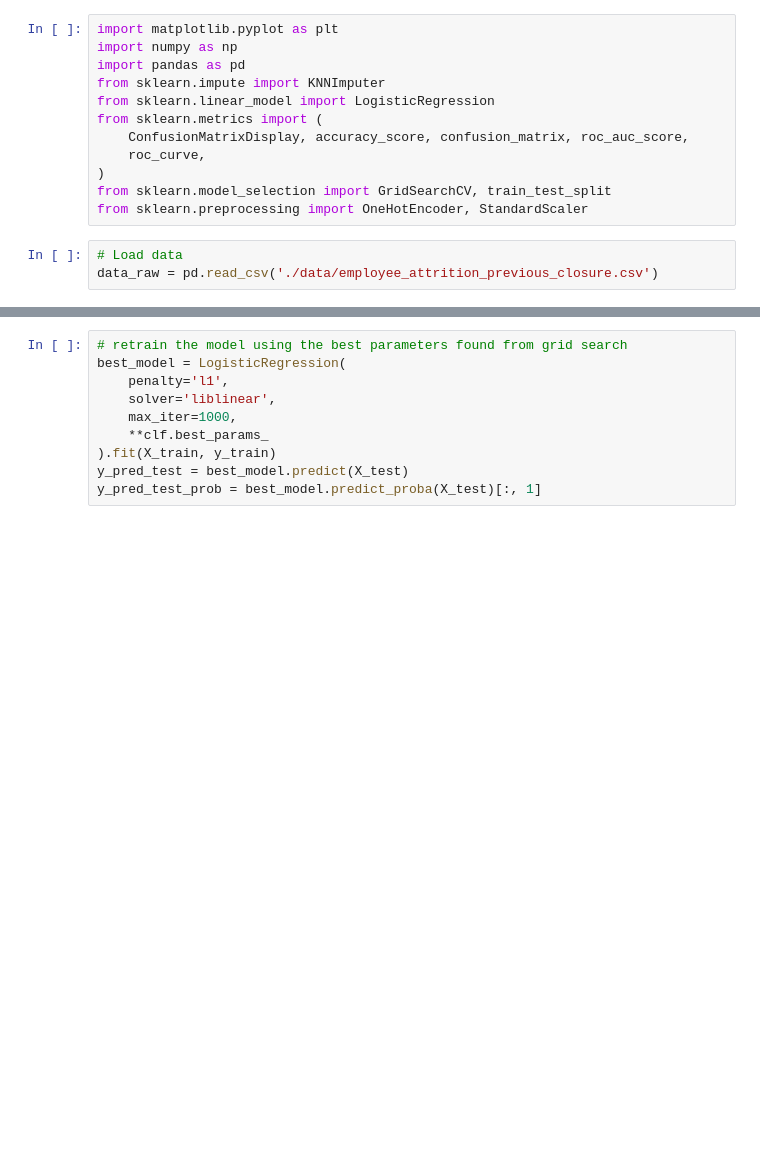
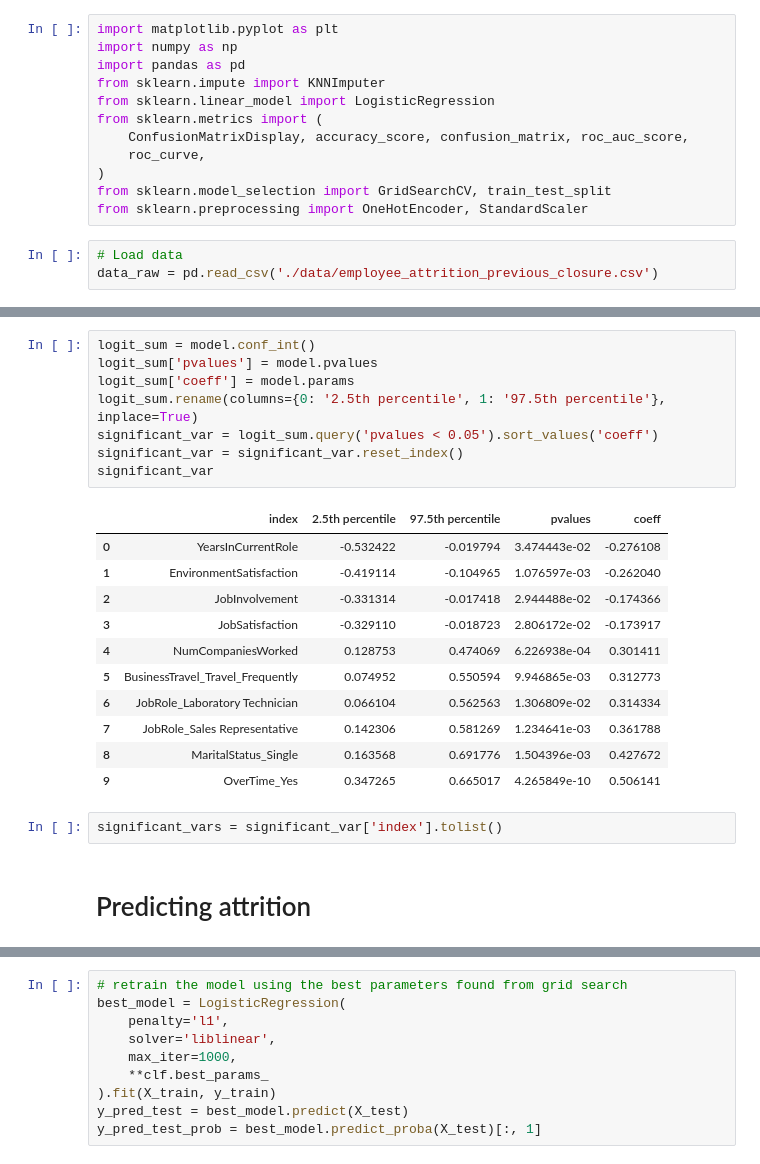
Before and after one commit to jill-data/severance-package-optimisation, a Jupyter notebook: Code_Final coursework.ipynb, the cells around one changed output, grey strips where cells are left out. Cells and saved outputs as stored; diff of their text form; blank space fills up the shorter version.

```diff
--- a/Code_Final coursework.ipynb
+++ b/Code_Final coursework.ipynb
@@ -165 +228,25 @@ y_test = binarise_y(y_test)
+# %%
+logit_sum = model.conf_int()
+logit_sum['pvalues'] = model.pvalues
+logit_sum['coeff'] = model.params
+logit_sum.rename(columns={0: '2.5th percentile', 1: '97.5th percentile'}, inplace=True)
+significant_var = logit_sum.query('pvalues < 0.05').sort_values('coeff')
+significant_var = significant_var.reset_index()
+significant_var
+# %% [output]
+|  | index | 2.5th percentile | 97.5th percentile | pvalues | coeff |
+| 0 | YearsInCurrentRole | -0.532422 | -0.019794 | 3.474443e-02 | -0.276108 |
+| 1 | EnvironmentSatisfaction | -0.419114 | -0.104965 | 1.076597e-03 | -0.262040 |
+| 2 | JobInvolvement | -0.331314 | -0.017418 | 2.944488e-02 | -0.174366 |
+| 3 | JobSatisfaction | -0.329110 | -0.018723 | 2.806172e-02 | -0.173917 |
+| 4 | NumCompaniesWorked | 0.128753 | 0.474069 | 6.226938e-04 | 0.301411 |
+| 5 | BusinessTravel_Travel_Frequently | 0.074952 | 0.550594 | 9.946865e-03 | 0.312773 |
+| 6 | JobRole_Laboratory Technician | 0.066104 | 0.562563 | 1.306809e-02 | 0.314334 |
+| 7 | JobRole_Sales Representative | 0.142306 | 0.581269 | 1.234641e-03 | 0.361788 |
+| 8 | MaritalStatus_Single | 0.163568 | 0.691776 | 1.504396e-03 | 0.427672 |
+| 9 | OverTime_Yes | 0.347265 | 0.665017 | 4.265849e-10 | 0.506141 |
+# %%
+significant_vars = significant_var['index'].tolist()
+# %% [markdown]
+# Predicting attrition
 # %%
```
Also changed, not shown: parts of 14 cells of this notebook, 3 other files.
